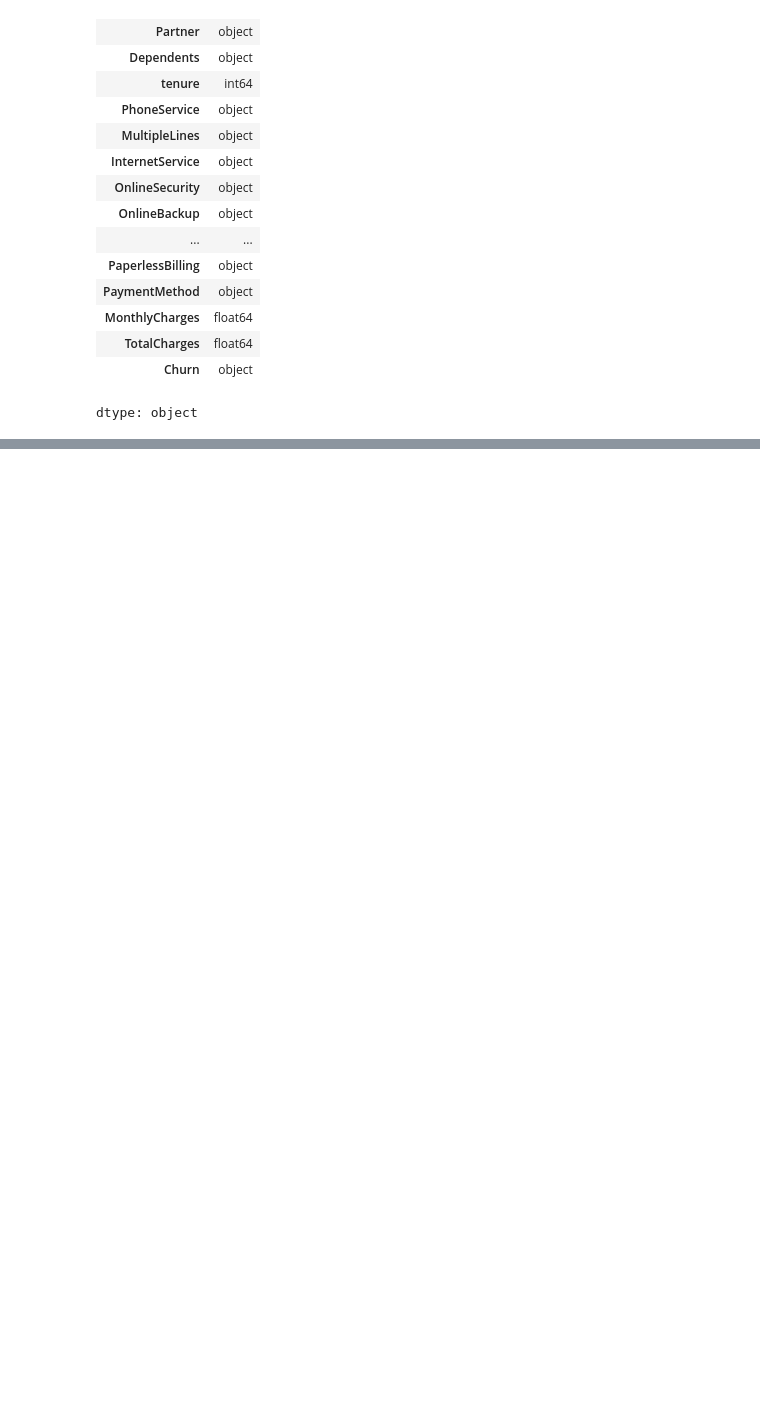
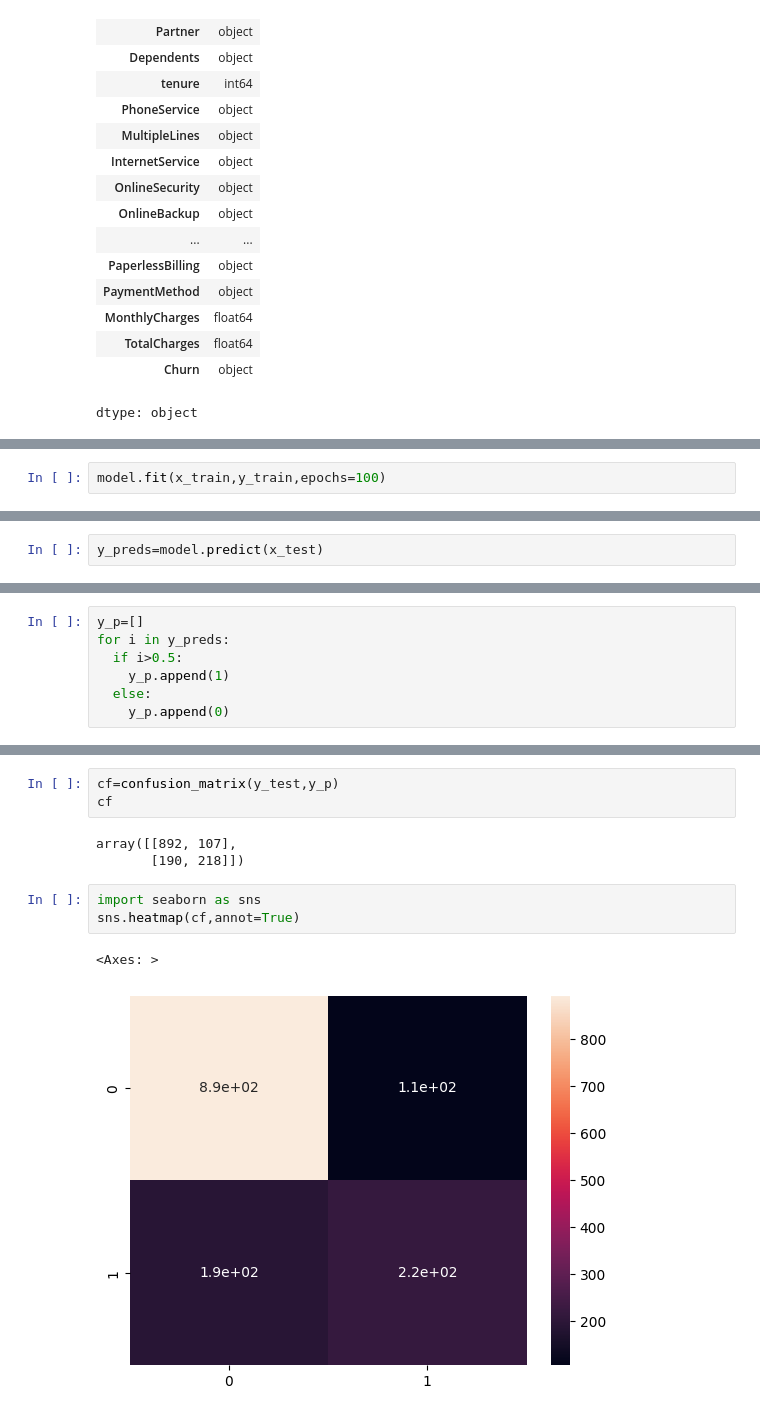
Before and after one commit to lalitha-sahitya/Customer-Churn-Prediction, a Jupyter notebook: customer_churn_prediction.ipynb, the cells around one changed output, grey strips where cells are left out. Saved outputs shown, nothing was run; the diff lists cells and outputs as text; blank space fills up the shorter version.

```diff
--- a/customer_churn_prediction.ipynb
+++ b/customer_churn_prediction.ipynb
@@ -130,0 +380,2 @@ dtype: object
+# %%
+model.fit(x_train,y_train,epochs=100)
@@ -130,0 +406,2 @@ dtype: object
+# %%
+y_preds=model.predict(x_test)
@@ -130,0 +418,7 @@ dtype: object
+# %%
+y_p=[]
+for i in y_preds:
+  if i>0.5:
+    y_p.append(1)
+  else:
+    y_p.append(0)
@@ -130,0 +451,12 @@ dtype: object
+# %%
+cf=confusion_matrix(y_test,y_p)
+cf
+# %% [output]
+array([[892, 107],
+       [190, 218]])
+# %%
+import seaborn as sns
+sns.heatmap(cf,annot=True)
+# %% [output]
+<Axes: >
+[figure, added]
```
Also changed, not shown: parts of 37 cells of this notebook.
